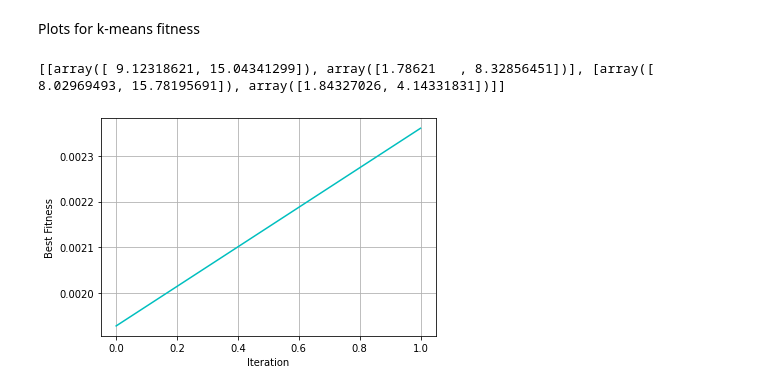
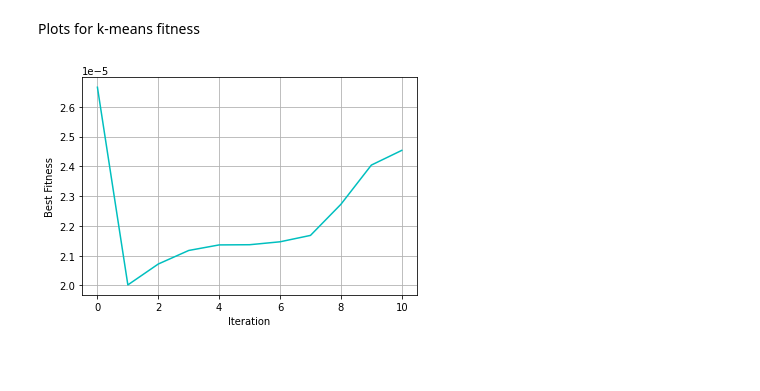
Before and after one commit to gurpreetsingh14/kmeans-with-GA, a Jupyter notebook: demo_class.ipynb, the cells around one changed output. Cells and saved outputs as stored; diff of their text form; code cells hidden in the pictures; blank space fills up the shorter version.

```diff
--- a/demo_class.ipynb
+++ b/demo_class.ipynb
@@ -7,6 +8,6 @@ import numpy
 # %%
 #Inputs
-kNo = 2
+kNo = 3
 
 initial_centroids = gag.init_cluster_center(kNo)
 fit_func = gag.fitness_func(initial_centroids)
@@ -51,7 +54,7 @@ def kmean_data(data):
 
 model = kmeans.KMeans(kNo)
 data1 = kmean_data(gy.raw_data())
-model.fit(data1)
+model.fit(data1,False,True)
 ml = model.to__solution()
-print(f'Fitness value of K-Means output is: {gag.fitness_func(numpy.array([ml]))[0]:0.5f}')
+print(f'Fitness value of K-Means output is: {gag.fitness_func(numpy.array([ml]))[0]:0.8f}')
 # %% [output]
@@ -60,32 +65,18 @@ Fitness value of K-Means output is: 0.00236
 Plots for k-means fitness
 # %%
 ko = model.evolution
-print(ko)
 lp = []
 kmean_fitness_list = []
-""" for i in range(len(ko)):
-    yi = []
-    for j in range(kNo):
-        for u in range(2):
-            yi.append(ko[i][j][u])
-    lp.append(yi)
-kmean_fitness_list.append(gag.fitness_func(numpy.array(lp))) """
-# output = [[22.92760991 66.39547585 23.13308962 55.7433142 7.91369287 17.73000917],[],[],[]] []
 ti = []
 for el in ko:
     yo = []
     for subel in el:
         yo.append(subel[0])
         yo.append(subel[1])
     ti.append(numpy.array(yo))
 ti = numpy.array(ti)
-#print(f'ti is: {ti}')
 
-#plot kmeans fitness evolution
-#print(ko)
 io = gag.fitness_func(ti)
-#print(ti.tolist())
 gag.display_plot(io.tolist())
 # %% [output]
-[[array([ 9.12318621, 15.04341299]), array([1.78621   , 8.32856451])], [array([ 8.02969493, 15.78195691]), array([1.84327026, 4.14331831])]]
-[figure, old version]
+[figure, new version]
```
Also changed, not shown: parts of 7 cells of this notebook, 3 other files.
